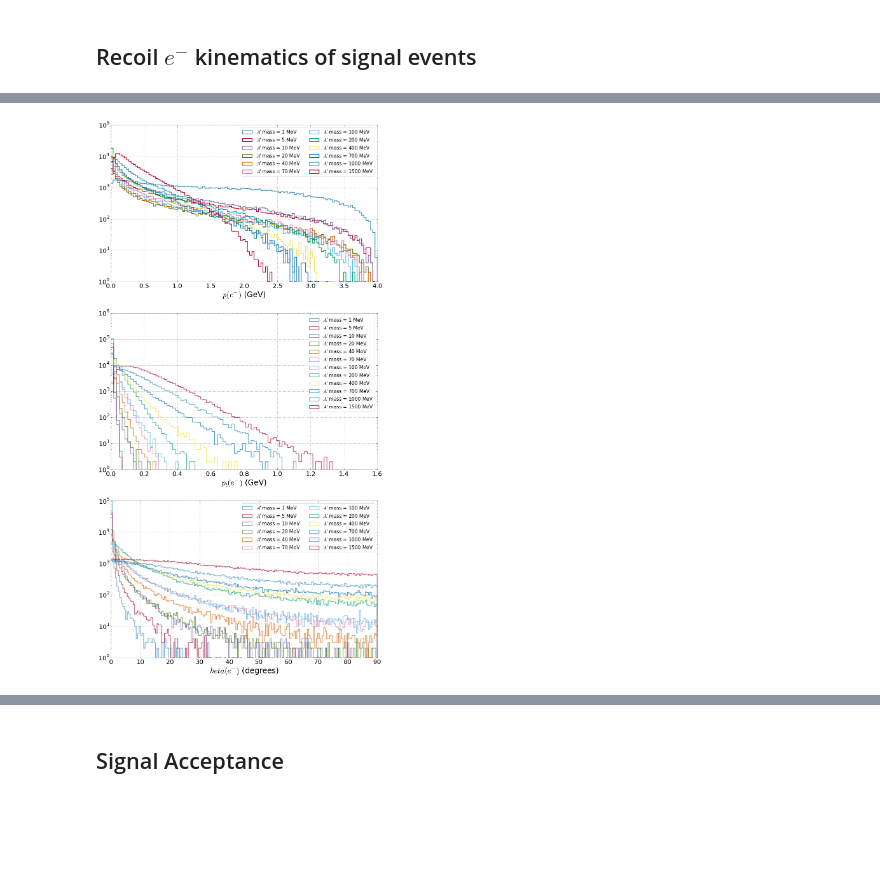
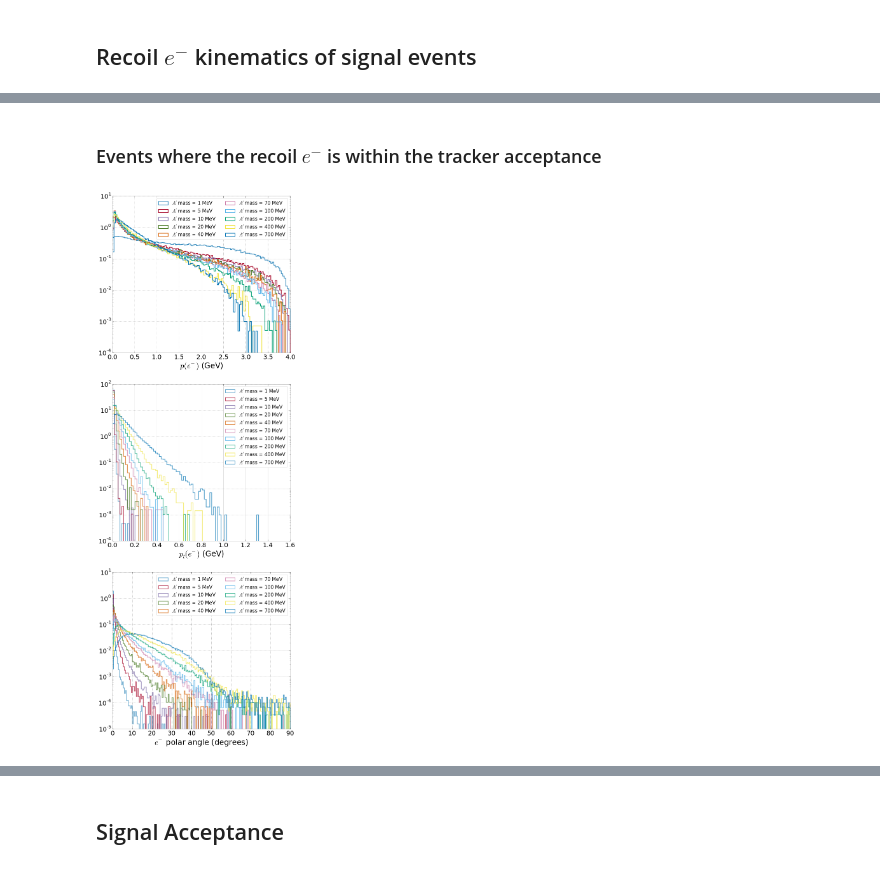
Before and after one commit to omar-moreno/ldmx-analysis, a Jupyter notebook: python/nb/ldmx_recoil_tracker_signal_studies.ipynb, the cells around one changed output, grey strips where cells are left out. Drawn from its saved outputs; the diff is of its cells as text; code cells hidden in the pictures; blank space fills up the shorter version.

```diff
--- a/python/nb/ldmx_recoil_tracker_signal_studies.ipynb
+++ b/python/nb/ldmx_recoil_tracker_signal_studies.ipynb
@@ -25,22 +39,31 @@ def binomial_error(total, passing) :
 # %%
 # Location of the ROOT ntuple
 file_path = '/home/omoreno/work/ldmx/analysis/signal_mc/signal_analysis_ntuple.root'
-results_rec = rnp.root2array(file_path)
+results_rec = rnp.root2array(file_path, 'results')
 
 ap_mass = results_rec['ap_mass']
 ap_masses = np.unique(ap_mass)
 
 event = results_rec['event']
 
-is_within_acceptance = results_rec['is_within_acceptance']
+recoil_ecal_sp_x = results_rec['recoil_ecal_sp_x']
+recoil_ecal_sp_y = results_rec['recoil_ecal_sp_y']
 
-recoil_p = results_rec['recoil_p']
-recoil_pt = results_rec['recoil_pt']
-recoil_px = results_rec['recoil_px']
-recoil_py = results_rec['recoil_py']
-recoil_pz = results_rec['recoil_pz']
+recoil_is_findable = results_rec['recoil_is_findable']
+recoil_is_found    = results_rec['recoil_is_found']
 
-theta = np.abs(np.arctan(np.divide(recoil_py, recoil_pz))*(180/math.pi))
+recoil_p  = results_rec['recoil_truth_p']
+recoil_pt = results_rec['recoil_truth_pt']
+recoil_px = results_rec['recoil_truth_px']
+recoil_py = results_rec['recoil_truth_py']
+recoil_pz = results_rec['recoil_truth_pz']
+
+recoil_vertex_x = results_rec['recoil_vertex_x']
+recoil_vertex_y = results_rec['recoil_vertex_y']
+recoil_vertex_z = results_rec['recoil_vertex_z']
+
+theta = np.abs(np.arccos(np.divide(recoil_pz, recoil_p))*(180/math.pi))
+phi = np.abs(np.arccos(np.divide(recoil_pz, recoil_pt))*(180/math.pi))
 
 sim_hit_layer = results_rec['sim_hit_layer']
 sim_hit_pos_x = results_rec['sim_hit_pos_x']
@@ -52,30 +121,35 @@ sim_hit_time  = results_rec['sim_hit_time']
+# %% [markdown]
+### Events where the recoil $e^-$ is within the tracker acceptance
 # %%
 # Create the figure
-fig, (ax0, ax1, ax2) = plt.subplots(nrows=3, ncols=1, figsize=(15, 30))
+fig, (ax0, ax1, ax2) = plt.subplots(nrows=3, ncols=1, figsize=(10, 30))
 
 bins_p  = np.linspace(0, 4, 120)
 bins_pt = np.linspace(0, 1.5, 90)
 bins_theta = np.linspace(0, 90, 180)
 
+acceptance_cut = (recoil_is_findable == 1)
+
 for mass in ap_masses :
-    ax0.hist(recoil_p[ap_mass == mass], bins=bins_p, histtype='step', linewidth=2,
-             label="$A'$ mass = " + str(int(round(mass*1000, 0))) + " MeV")
-    ax1.hist(recoil_pt[ap_mass == mass], bins=bins_pt, alpha=0.7, histtype='step', linewidth=2,
-             label="$A'$ mass = " + str(int(round(mass*1000, 0))) + " MeV")
-    ax2.hist(theta[ap_mass == mass], bins=bins_theta, alpha=0.7, histtype='step', linewidth=2,
-             label="$A'$ mass = " + str(int(round(mass*1000, 0))) + " MeV")
+    selection = (ap_mass == mass) & acceptance_cut
+    ax0.hist(recoil_p[selection], bins=bins_p, histtype='step', linewidth=2,
+             normed=True, label="$A'$ mass = " + str(int(round(mass*1000, 0))) + " MeV")
+    ax1.hist(recoil_pt[selection], bins=bins_pt, alpha=0.7, histtype='step', linewidth=2,
+             normed=True, label="$A'$ mass = " + str(int(round(mass*1000, 0))) + " MeV")
+    ax2.hist(theta[selection], bins=bins_theta, alpha=0.7, histtype='step', linewidth=2,
+             normed=True, label="$A'$ mass = " + str(int(round(mass*1000, 0))) + " MeV")
 
 
 ax0.set_xlabel("$p(e^{-})$ (GeV)")
 ax0.set_yscale("log")
 ax0.legend(fontsize=15, ncol=2)
 
 ax1.set_xlabel("$p_{t}(e^{-})$ (GeV)")
 ax1.set_yscale("log")
 ax1.legend(fontsize=15)
 
-ax2.set_xlabel("$\theta(e^{-})$ (degrees)")
+ax2.set_xlabel("$e^{-}$ polar angle (degrees)")
 ax2.set_yscale("log")
 ax2.legend(fontsize=15, ncol=2);
 # %% [output]
-[figure, old version]
+[figure, new version]
```
Also changed, not shown: parts of 12 cells of this notebook.
